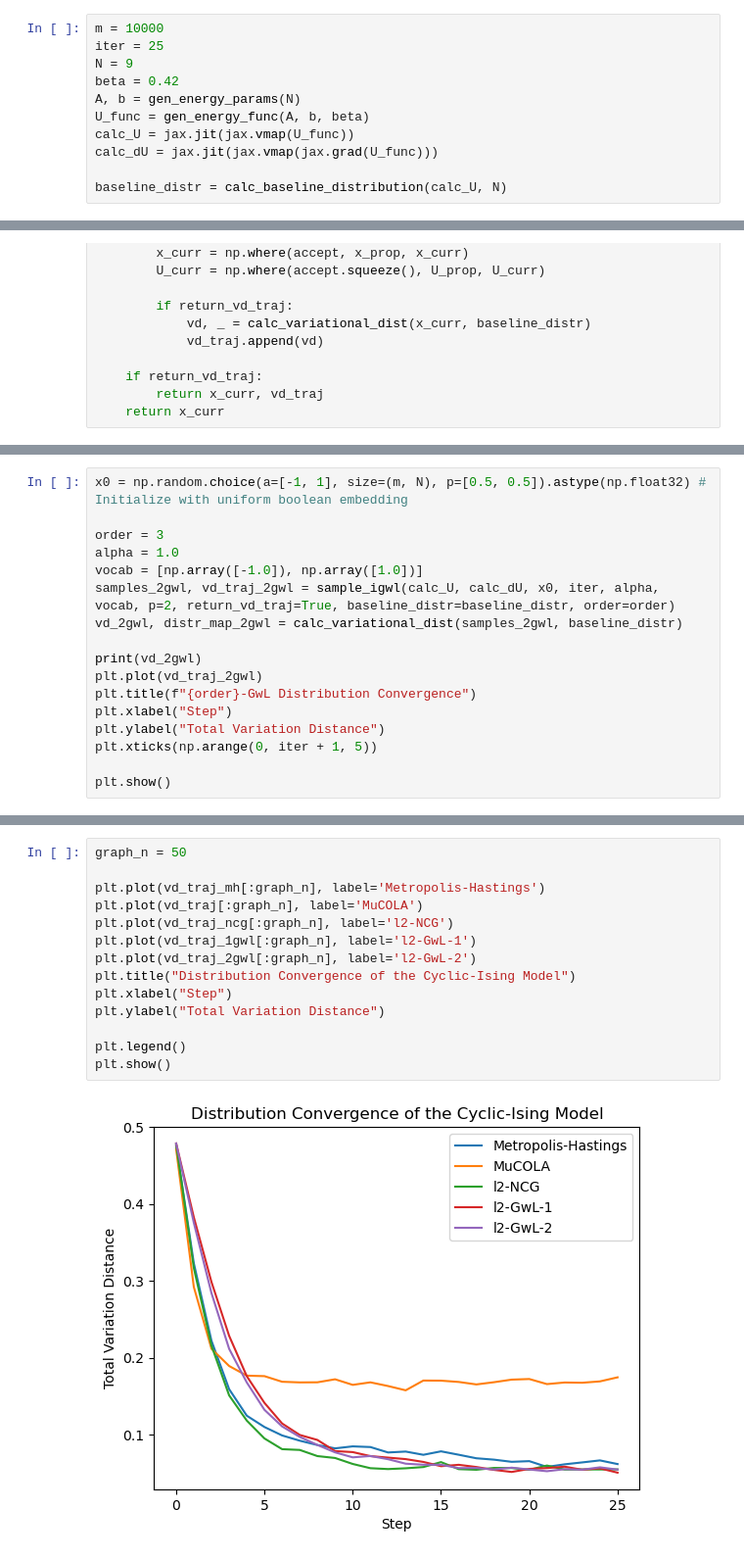
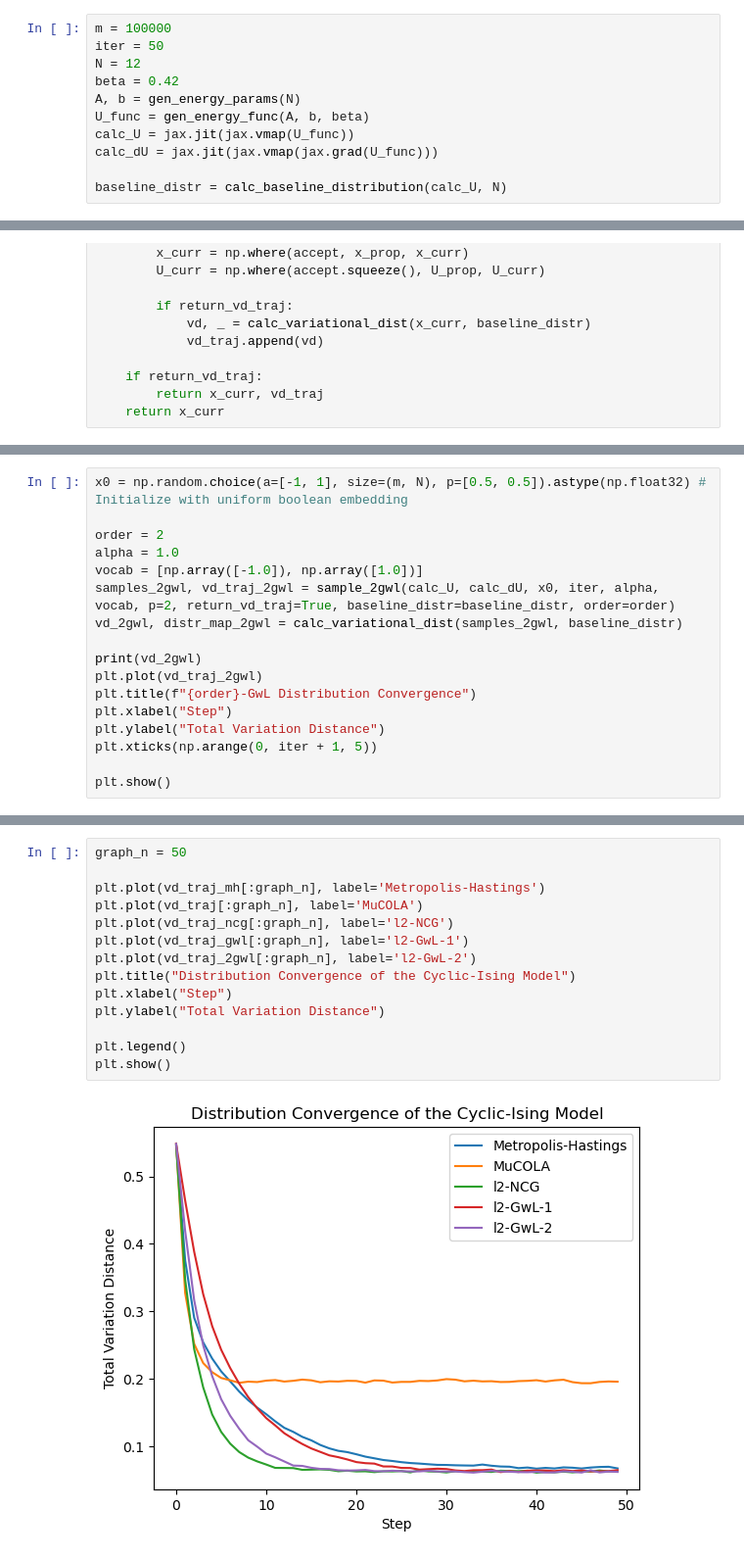
Before and after one commit to shainotshy1/MCMC_Comparisons, a Jupyter notebook: LanguageAlign/test.ipynb, the cells around one changed output, grey strips where cells are left out. Shown at 98% size. Saved outputs shown, nothing was run; the diff lists cells and outputs as text.

```diff
--- a/LanguageAlign/test.ipynb
+++ b/LanguageAlign/test.ipynb
@@ -82,9 +83,9 @@ def proj_x(x):
     x[x==0] = 1
     return jnp.array(x)
 # %%
-m = 10000
-iter = 25
-N = 9
+m = 100000
+iter = 50
+N = 12
 beta = 0.42
 A, b = gen_energy_params(N)
 U_func = gen_energy_func(A, b, beta)
@@ -416,10 +417,10 @@ def sample_igwl(calc_U, calc_dU, x0, iter, alpha, vocab, p=2, return_vd_traj=Fal
 # %%
 x0 = np.random.choice(a=[-1, 1], size=(m, N), p=[0.5, 0.5]).astype(np.float32) # Initialize with uniform boolean embedding
 
-order = 3
+order = 2
 alpha = 1.0
 vocab = [np.array([-1.0]), np.array([1.0])]
-samples_2gwl, vd_traj_2gwl = sample_igwl(calc_U, calc_dU, x0, iter, alpha, vocab, p=2, return_vd_traj=True, baseline_distr=baseline_distr, order=order)
+samples_2gwl, vd_traj_2gwl = sample_2gwl(calc_U, calc_dU, x0, iter, alpha, vocab, p=2, return_vd_traj=True, baseline_distr=baseline_distr, order=order)
 vd_2gwl, distr_map_2gwl = calc_variational_dist(samples_2gwl, baseline_distr)
 
 print(vd_2gwl)
@@ -452,19 +437,19 @@ plt.show()
 # %%
 graph_n = 50
 
 plt.plot(vd_traj_mh[:graph_n], label='Metropolis-Hastings')
 plt.plot(vd_traj[:graph_n], label='MuCOLA')
 plt.plot(vd_traj_ncg[:graph_n], label='l2-NCG')
-plt.plot(vd_traj_1gwl[:graph_n], label='l2-GwL-1')
+plt.plot(vd_traj_gwl[:graph_n], label='l2-GwL-1')
 plt.plot(vd_traj_2gwl[:graph_n], label='l2-GwL-2')
 plt.title("Distribution Convergence of the Cyclic-Ising Model")
 plt.xlabel("Step")
 plt.ylabel("Total Variation Distance")
 
 plt.legend()
 plt.show()
 # %% [output]
-[figure, old version]
+[figure, new version]
 # %%
 import numpy as np
 import seaborn as sns
```
Also changed, not shown: parts of 12 cells of this notebook, 1 other file.
